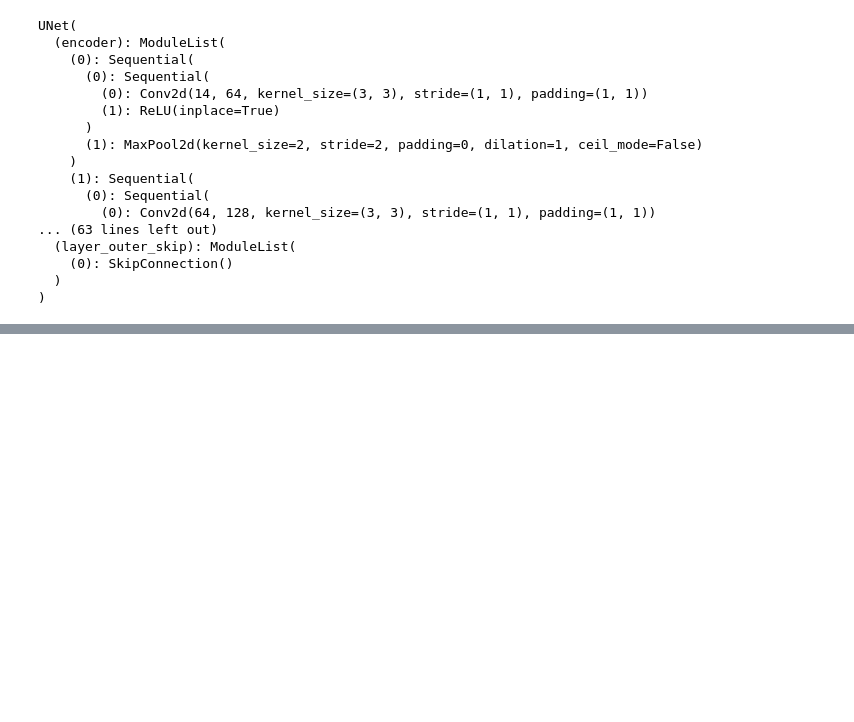
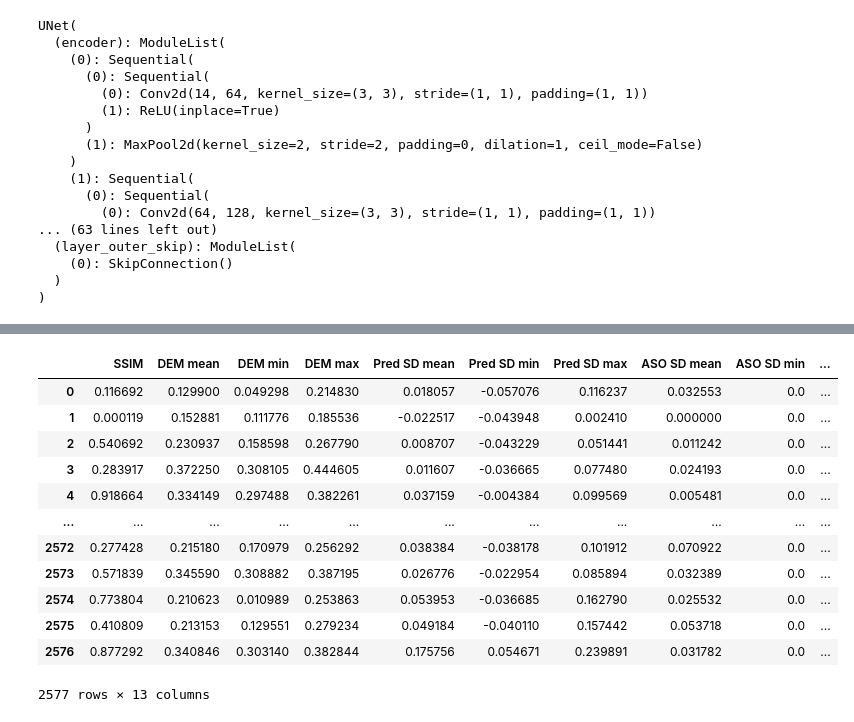
Before and after one commit to geo-smart/deep-snow, a Jupyter notebook: contributors/taryn/trainv2_taryn.ipynb, the cells around one changed output, grey strips where cells are left out. Saved outputs shown, nothing was run; the diff lists cells and outputs as text; code cells hidden in the pictures; blank space fills up the shorter version.

```diff
--- a/contributors/taryn/trainv2_taryn.ipynb
+++ b/contributors/taryn/trainv2_taryn.ipynb
@@ -551,0 +535,52 @@ NameError: name 'data_loader' is not defined
+# %%
+# loop through all validation data, calculate SSIM and other metrics, put in pandas DF
+
+# initialize metric storage lists
+ssim_list = []
+dem_stats = [] # [mean, min, max]
+predsd_stats = [] # [mean, min, max]
+asosd_stats = [] # [mean, min, max]
+fcf_stats = [] # [mean, min, max]
+
+for i, (aso_sd, snowon_vv, snowon_vh, snowoff_vv, snowoff_vh, blue, green, red, fcf, elevation, aso_gap_map, rtc_gap_map, ndvi, ndsi, ndwi, snowon_ratio, snowoff_ratio) in enumerate(val_loader):
+    with torch.no_grad():
+        pred_sd = model(snowon_vv.to('cuda'), snowon_vh.to('cuda'), snowoff_vv.to('cuda'), snowoff_vh.to('cuda'), blue.to('cuda'), green.to('cuda'), red.to('cuda'), fcf.to('cuda'), elevation.to('cuda'), ndvi.to('cuda'), ndsi.to('cuda'), ndwi.to('cuda'), snowon_ratio.to('cuda'), snowoff_ratio.to('cuda')) #Generate predictions using the model
+        pred_sd = pred_sd.to('cpu')
+
+        # calculate structural similarity index measure (SSIM) between predicted and observed
+        pred_masked = torch.where(condition=(aso_gap_map+rtc_gap_map==0), input=pred_sd, other=torch.zeros_like(aso_sd))
+        # dr = pred_masked.max() - pred_masked.min()
+        SSIM = ssim(pred_masked.squeeze().numpy(), aso_sd.squeeze().numpy(), data_range=(pred_masked.max() - pred_masked.min()).item())
+        ssim_list.append(SSIM)
+
+        # get stats (mean, min, max) for DEM, ASO and predicted snow depth, and fractional forest cover
+        dem_stats.append([elevation.mean().item(), elevation.min().item(), elevation.max().item()])
+        predsd_stats.append((pred_sd.mean().item(), pred_sd.min().item(), pred_sd.max().item()))
+        asosd_stats.append((aso_sd.mean().item(), aso_sd.min().item(), aso_sd.max().item()))
+        fcf_stats.append((fcf.mean().item(), fcf.min().item(), fcf.max().item()))
+
+
+# turn lists into dataframe and save output
+ssim_df = pd.DataFrame(data=ssim_list, columns=['SSIM'])
+dem_stats_df = pd.DataFrame(data=dem_stats, columns=['DEM mean', 'DEM min', 'DEM max'])
+predsd_stats_df = pd.DataFrame(data=predsd_stats, columns=['Pred SD mean', 'Pred SD min', 'Pred SD max'])
+asosd_stats_df = pd.DataFrame(data=asosd_stats, columns=['ASO SD mean', 'ASO SD min', 'ASO SD max'])
+fcf_stats_df = pd.DataFrame(data=fcf_stats, columns=['FCF mean', 'FCF min', 'FCF max'])
+
+metrics = pd.concat([ssim_df, dem_stats_df, predsd_stats_df, asosd_stats_df, fcf_stats_df], axis=1)
+metrics.to_pickle('./similarity_metrics.pkl')
+metrics
+# %% [output]
+|  | SSIM | DEM mean | DEM min | DEM max | Pred SD mean | Pred SD min | Pred SD max | ASO SD mean | ASO SD min | ... |
+| 0 | 0.116692 | 0.129900 | 0.049298 | 0.214830 | 0.018057 | -0.057076 | 0.116237 | 0.032553 | 0.0 | ... |
+| 1 | 0.000119 | 0.152881 | 0.111776 | 0.185536 | -0.022517 | -0.043948 | 0.002410 | 0.000000 | 0.0 | ... |
+| 2 | 0.540692 | 0.230937 | 0.158598 | 0.267790 | 0.008707 | -0.043229 | 0.051441 | 0.011242 | 0.0 | ... |
+| 3 | 0.283917 | 0.372250 | 0.308105 | 0.444605 | 0.011607 | -0.036665 | 0.077480 | 0.024193 | 0.0 | ... |
+| 4 | 0.918664 | 0.334149 | 0.297488 | 0.382261 | 0.037159 | -0.004384 | 0.099569 | 0.005481 | 0.0 | ... |
+| ... | ... | ... | ... | ... | ... | ... | ... | ... | ... | ... |
+| 2572 | 0.277428 | 0.215180 | 0.170979 | 0.256292 | 0.038384 | -0.038178 | 0.101912 | 0.070922 | 0.0 | ... |
+| 2573 | 0.571839 | 0.345590 | 0.308882 | 0.387195 | 0.026776 | -0.022954 | 0.085894 | 0.032389 | 0.0 | ... |
+| 2574 | 0.773804 | 0.210623 | 0.010989 | 0.253863 | 0.053953 | -0.036685 | 0.162790 | 0.025532 | 0.0 | ... |
+| 2575 | 0.410809 | 0.213153 | 0.129551 | 0.279234 | 0.049184 | -0.040110 | 0.157442 | 0.053718 | 0.0 | ... |
+| 2576 | 0.877292 | 0.340846 | 0.303140 | 0.382844 | 0.175756 | 0.054671 | 0.239891 | 0.031782 | 0.0 | ... |
+2577 rows × 13 columns
```
Also changed, not shown: parts of 4 cells of this notebook, 1 other file.
